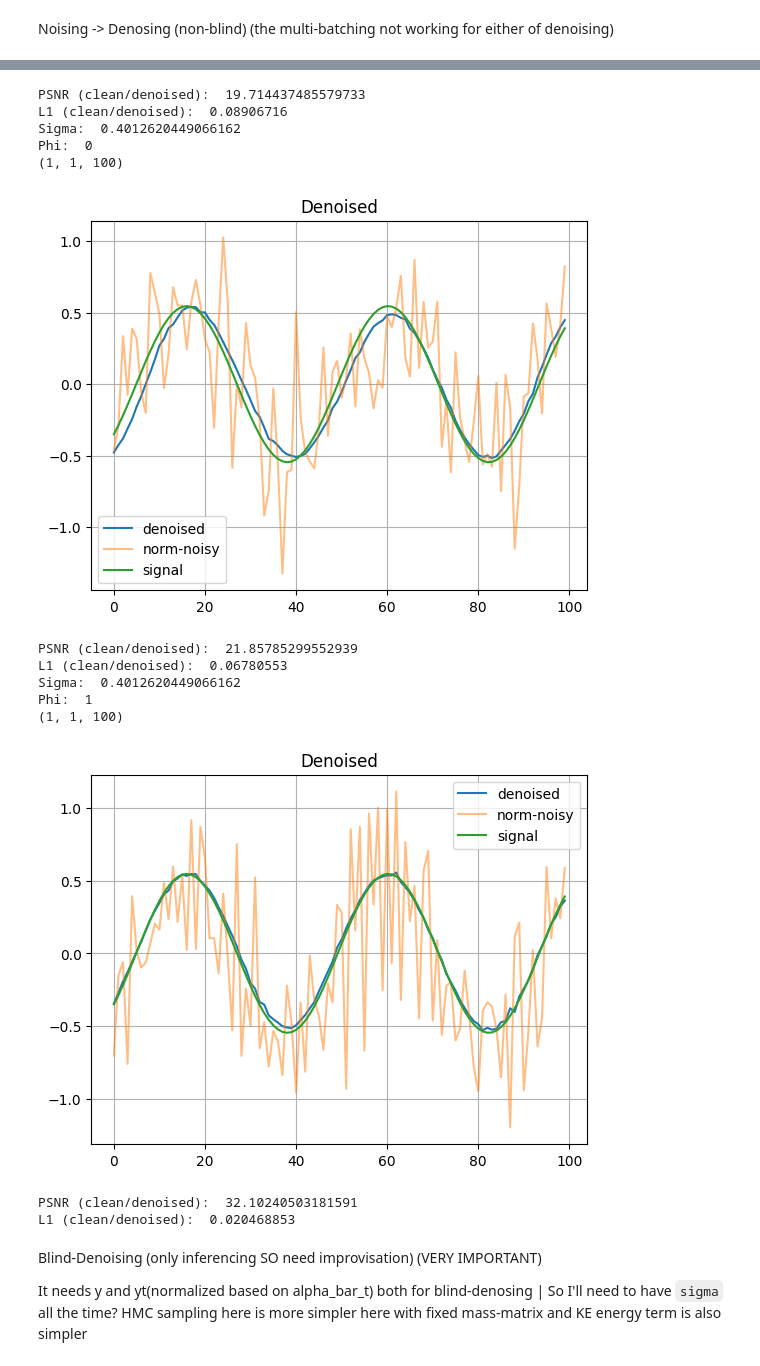
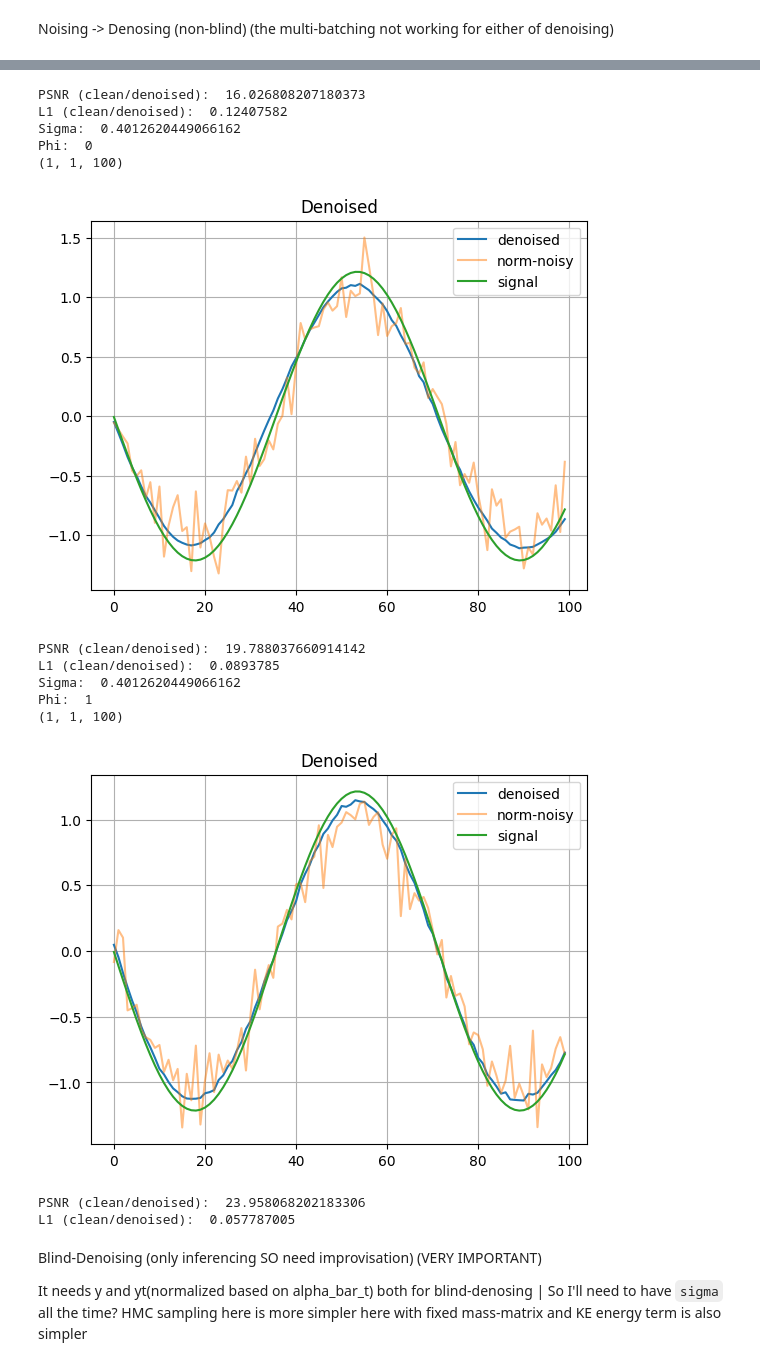
Before and after one commit to AlikMon88/Gibbs-Diff, a Jupyter notebook: unit_main_gibbs.ipynb, the cells around one changed output, grey strips where cells are left out. Drawn from its saved outputs; the diff is of its cells as text; code cells hidden in the pictures.

```diff
--- a/unit_main_gibbs.ipynb
+++ b/unit_main_gibbs.ipynb
@@ -420,7 +425,11 @@ for sigma_idx, sigma in enumerate(sigmas):
         eps = torch.sqrt(1 - alpha_bar_t)/torch.sqrt(alpha_bar_t) * eps.to(device)
 
         ## Linear-Mixing
-        y = x + eps # Noisy image
+        # y = x + eps # Noisy image
+
+        ## Diffusion-Mixing
+        sqrt_one_minus_sigma2 = torch.sqrt(1.0 - torch.tensor([sigma]) ** 2)
+        y = sqrt_one_minus_sigma2 * x + torch.tensor([sigma]) * eps
 
         psd = (torch.sqrt(1 - alpha_bar_t)/torch.sqrt(alpha_bar_t))**2 * psd.to(device) * x.shape[-1] * x.shape[-2]
         yt = torch.sqrt(alpha_bar_t) * y # Noisy image normalized for the diffusion model
@@ -461,17 +470,17 @@ Phi:  -1
-PSNR (clean/denoised):  19.714437485579733
-L1 (clean/denoised):  0.08906716
+PSNR (clean/denoised):  16.026808207180373
+L1 (clean/denoised):  0.12407582
 Sigma:  0.4012620449066162
 Phi:  0
 (1, 1, 100)
-[figure, old version]
+[figure, new version]
-PSNR (clean/denoised):  21.85785299552939
-L1 (clean/denoised):  0.06780553
+PSNR (clean/denoised):  19.788037660914142
+L1 (clean/denoised):  0.0893785
 Sigma:  0.4012620449066162
 Phi:  1
 (1, 1, 100)
-[figure, old version]
+[figure, new version]
-PSNR (clean/denoised):  32.10240503181591
-L1 (clean/denoised):  0.020468853
+PSNR (clean/denoised):  23.958068202183306
+L1 (clean/denoised):  0.057787005
 # %% [markdown]
 Blind-Denoising (only inferencing SO need improvisation) (VERY IMPORTANT)
 
```
Also changed, not shown: parts of 31 cells of this notebook, 12 other files.
